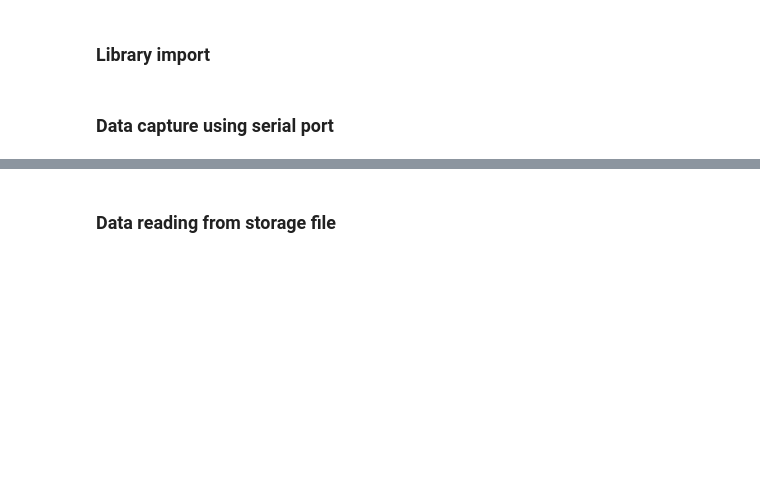
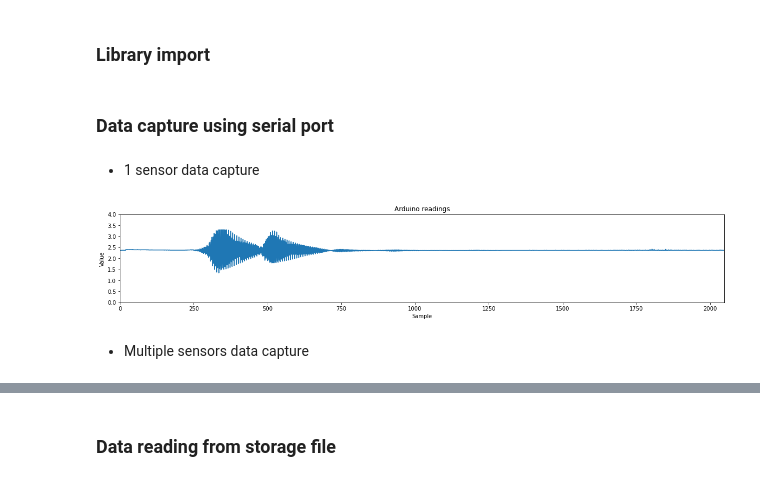
Before and after one commit to Juanpmartinez180/Data-Science-Projects, a Jupyter notebook: ultrasonic_radar/arduino/serial_read.ipynb, the cells around one changed output, grey strips where cells are left out. Cells and saved outputs as stored; diff of their text form; code cells hidden in the pictures; blank space fills up the shorter version.

Commit message:
notebook to read the data from serial port heavily updated. Now is possible to read data from multiple sensors

```diff
--- a/ultrasonic_radar/arduino/serial_read.ipynb
+++ b/ultrasonic_radar/arduino/serial_read.ipynb
@@ -34,23 +34,40 @@ from matplotlib.lines import Line2D
 from matplotlib.backends.backend_qt5agg import FigureCanvasQTAgg as FigureCanvas
 # %% [markdown]
 ### Data capture using serial port
+# %% [markdown]
+- 1 sensor data capture
 # %%
-ser = serial.Serial('/dev/ttyACM0', baudrate=115200)
+ser = serial.Serial('/dev/ttyACM1', baudrate=115200)
 ser.flushInput()
 result = [] # Array to store readed values
-n = 4096 # Number of values to read. Each arduino read is 2048bytes.
+n = 2048 # Number of values to read. Each arduino read is 2048bytes.
 for i in range(n):
     line = ser.readline() # Read serial port input
     if line:
         string = line.decode() # Decode values
         result.append(string.split('\r')[0]) # Split and save only the valuable data
 
-        with open("captured_data/test.csv", "a") as f: # Save data to local file
+        with open("captured_data/test_near.csv", "a") as f: # Save data to local file
             writer = csv.writer(f, delimiter=',')
             writer.writerow([string])
-#Remove empty values and convert to float
-if '' in result:
-    result.remove('')
-result = [float(i_res) for i_res in result]
 
 ser.close()
+
+df = pd.DataFrame(result)
+df = df.replace('\r\n', '', regex = True)
+df.drop(df[(df[0].astype(str).str.len() != 3) & (df[0].astype(str).str.len() != 4)].index, inplace=True)
+
+x = df[0].astype(float)
+y = np.arange(0, len(x))
+
+plt.plot(y, x)
+plt.title('Arduino readings')
+plt.ylim([0, 4])
+plt.xlim([0,2048])
+plt.xlabel('Sample')
+plt.ylabel('Value')
+plt.show()
+# %% [output]
+[figure, added]
+# %% [markdown]
+- Multiple sensors data capture
```
Also changed, not shown: parts of 16 cells of this notebook.
